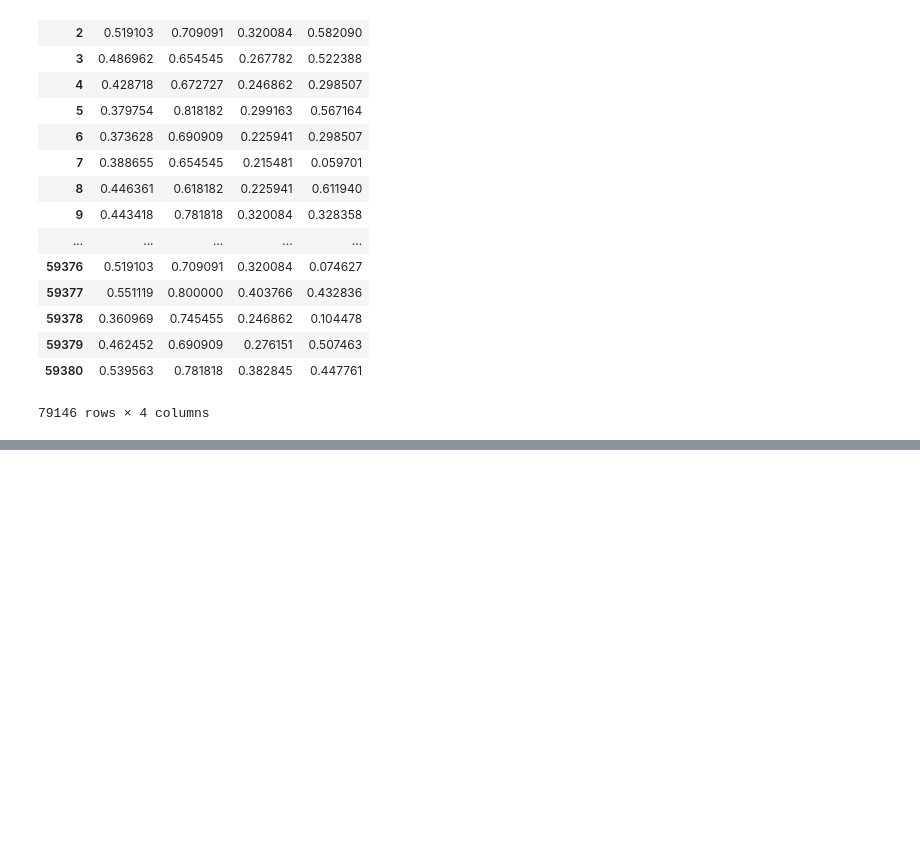
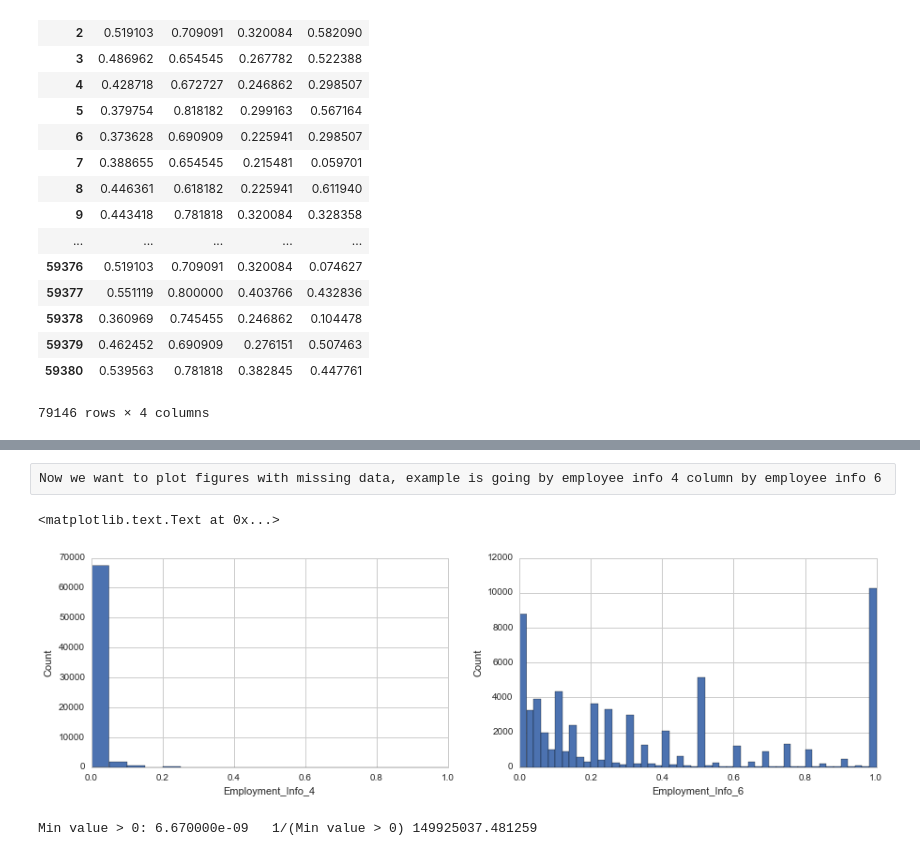
Before and after one commit to pburkard88/DS_BOS_07_Students, a Jupyter notebook: RichardSoohoo/project/prudential.ipynb, the cells around one changed output, grey strips where cells are left out. Saved outputs shown, nothing was run; the diff lists cells and outputs as text; code cells hidden in the pictures; blank space fills up the shorter version.

```diff
--- a/RichardSoohoo/project/prudential.ipynb
+++ b/RichardSoohoo/project/prudential.ipynb
@@ -5,6 +5,13 @@ Prudential data set. This is the newest Kaggle competition figuring out the pers
 import numpy as np
 import pandas as pd
 
+# import matplotlib and seaborn
+import matplotlib.pyplot as plt
+import seaborn as sns
+import pylab
+sns.set_style('whitegrid')
+%matplotlib inline
+
 # Load the data in
 testcsv = pd.read_csv("C:\\Users\\rs\\Desktop\\prudential\\test\\test.csv")
 # Take a look
@@ -138,0 +171,23 @@ P.show()
+# %% [raw]
+Now we want to plot figures with missing data, example is going by employee info 4 column by employee info 6
+# %%
+
+# Plot distributions for Employment_Info_4 and Employment_Info_6
+
+fig, (axis1,axis2) = plt.subplots(1,2,figsize=(15,4))
+df["Employment_Info_4"].plot(kind='hist',bins=20,xlim=(0,1),ax=axis1)
+axis1.set_xlabel("Employment_Info_4")
+axis1.set_ylabel("Count")
+df["Employment_Info_6"].plot(kind='hist',bins=50,xlim=(0,1),ax=axis2)
+axis2.set_xlabel("Employment_Info_6")
+axis2.set_ylabel("Count")
+# %% [output]
+<matplotlib.text.Text at 0x...>
+[figure, added]
+# %%
+# One dataset Insurance_History5
+
+x = min(df["Insurance_History_5"][df["Insurance_History_5"]>0])
+print("Min value > 0: %e   1/(Min value > 0) %f" % (x,1./x))
+# %% [output]
+Min value > 0: 6.670000e-09   1/(Min value > 0) 149925037.481259
```
Also changed, not shown: parts of 14 cells of this notebook, 6 other files.
